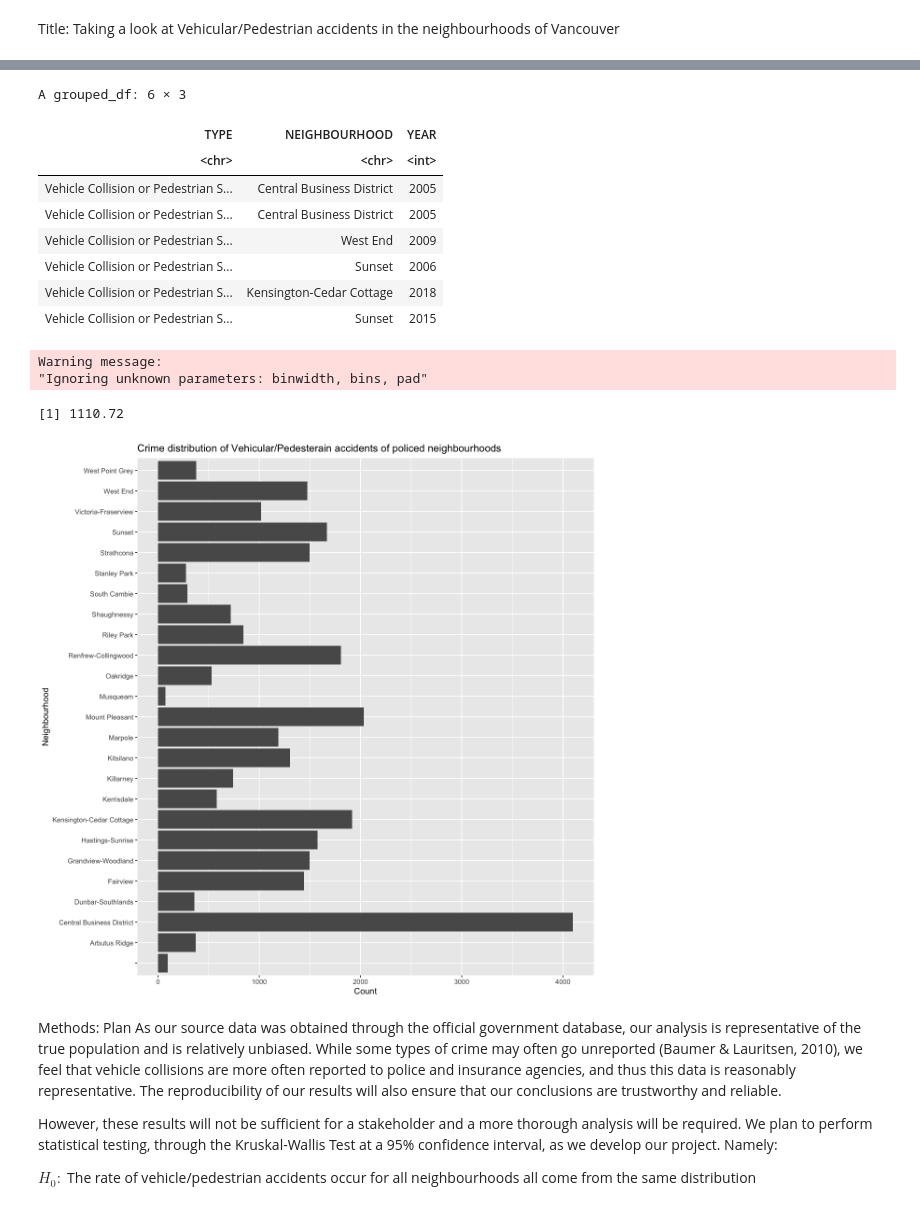
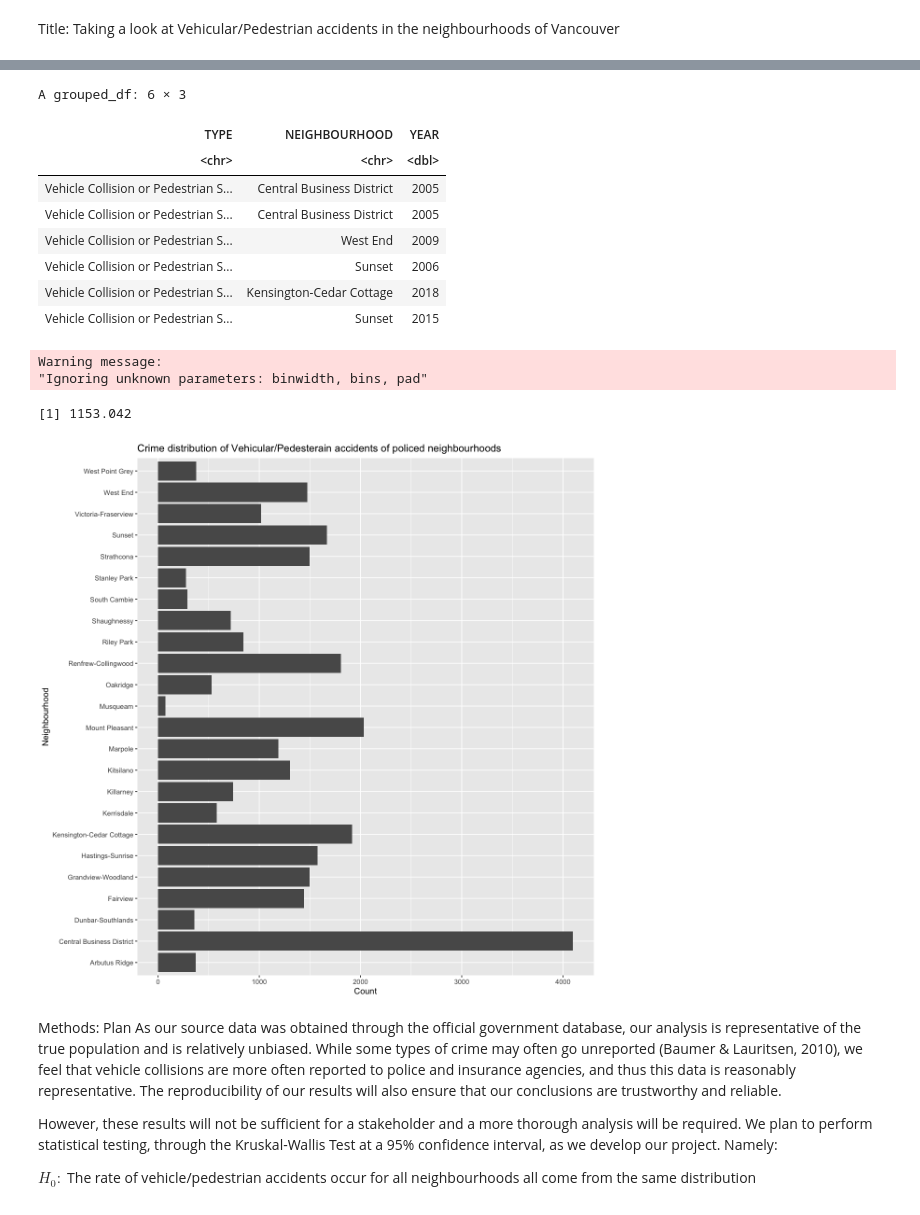
Before and after one commit to pbrar17/VPD-Crime-Analysis, a Jupyter notebook: 14.ipynb, the cells around one changed output, grey strips where cells are left out. Cells and saved outputs as stored; diff of their text form; code cells hidden in the pictures.

```diff
--- a/14.ipynb
+++ b/14.ipynb
@@ -22,5 +32,6 @@ The downloaded binary packages are in
 # %%
-whole_dataset <- read.csv("crime_data.csv")
+whole_dataset <- read_csv("https://raw.githubusercontent.com/pbrar17/group_14/main/crime_data.csv") %>%
+    filter(!is.na(NEIGHBOURHOOD))
 
 whole_dataset <- select(whole_dataset, TYPE, NEIGHBOURHOOD, YEAR) %>%
     group_by(NEIGHBOURHOOD) %>%
@@ -36,6 +47,7 @@ crime_dist_neighbours <- whole_dataset %>%
     ylab("Count") +
     ggtitle("Crime distribution of All Crimes of policed neighbourhoods") +
     coord_flip()
+
 crime_dist_neighbours
 
 
@@ -65,38 +87,38 @@ A tibble: 1 × 1
 # %%
 limited_dataset <- select(whole_dataset, TYPE, NEIGHBOURHOOD, YEAR) %>%
     group_by(NEIGHBOURHOOD) %>%
     group_by(YEAR) %>%
     filter(TYPE == "Vehicle Collision or Pedestrian Struck (with Injury)" |
     TYPE == "Vehicle Collision or Pedestrian Struck (with Fatality)")
 head(limited_dataset)
 
 options(repr.plot.width = 10, repr.plot.height = 10)
 vehicular_ped_dist <- limited_dataset %>%
-    ggplot() +
-    geom_histogram(aes(x = NEIGHBOURHOOD), stat = "count")+
+    ggplot(aes(x = NEIGHBOURHOOD, colour = YEAR)) +
+    geom_histogram(stat = "count")+
     xlab("Neighbourhood") +
     ylab("Count") +
     ggtitle("Crime distribution of Vehicular/Pedesterain accidents of policed neighbourhoods") +
     coord_flip()
 vehicular_ped_dist
 
 mean_vehicle_crime_rate <- length(limited_dataset$TYPE) / length(unique(limited_dataset$NEIGHBOURHOOD))
 mean_vehicle_crime_rate
 #This is the "mean" Vehicle/Pedestrian crime rate per neighbourhood policed.
 # %% [output]
 A grouped_df: 6 × 3
 | TYPE | NEIGHBOURHOOD | YEAR |
-| <chr> | <chr> | <int> |
+| <chr> | <chr> | <dbl> |
 | Vehicle Collision or Pedestrian S... | Central Business District | 2005 |
 | Vehicle Collision or Pedestrian S... | Central Business District | 2005 |
 | Vehicle Collision or Pedestrian S... | West End | 2009 |
 | Vehicle Collision or Pedestrian S... | Sunset | 2006 |
 | Vehicle Collision or Pedestrian S... | Kensington-Cedar Cottage | 2018 |
 | Vehicle Collision or Pedestrian S... | Sunset | 2015 |
 Warning message:
 "Ignoring unknown parameters: binwidth, bins, pad"
-[1] 1110.72
+[1] 1153.042
-[figure, old version]
+[figure, new version]
 # %% [markdown]
 Methods: Plan
 As our source data was obtained through the official government database, our analysis is representative of the true population and is relatively unbiased. While some types of crime may often go unreported (Baumer & Lauritsen, 2010), we feel that vehicle collisions are more often reported to police and insurance agencies, and thus this data is reasonably representative. The reproducibility of our results will also ensure that our conclusions are trustworthy and reliable.
```
Also changed, not shown: parts of 4 cells of this notebook.
